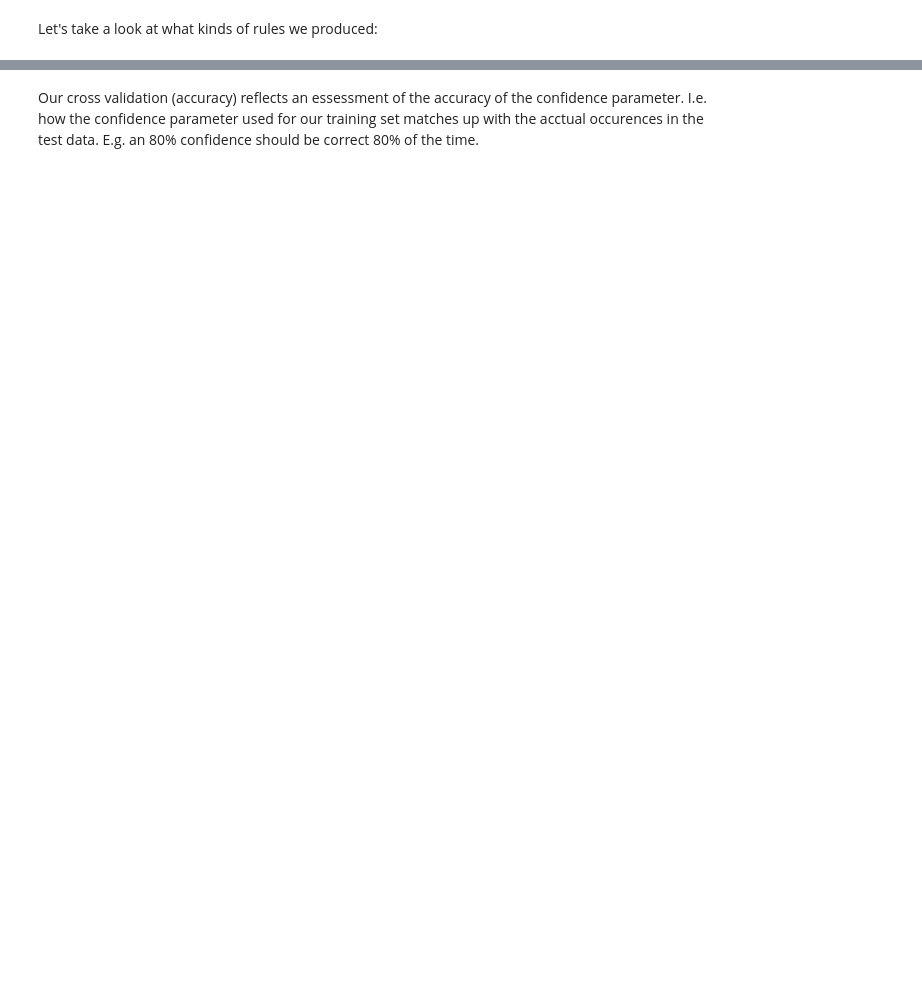
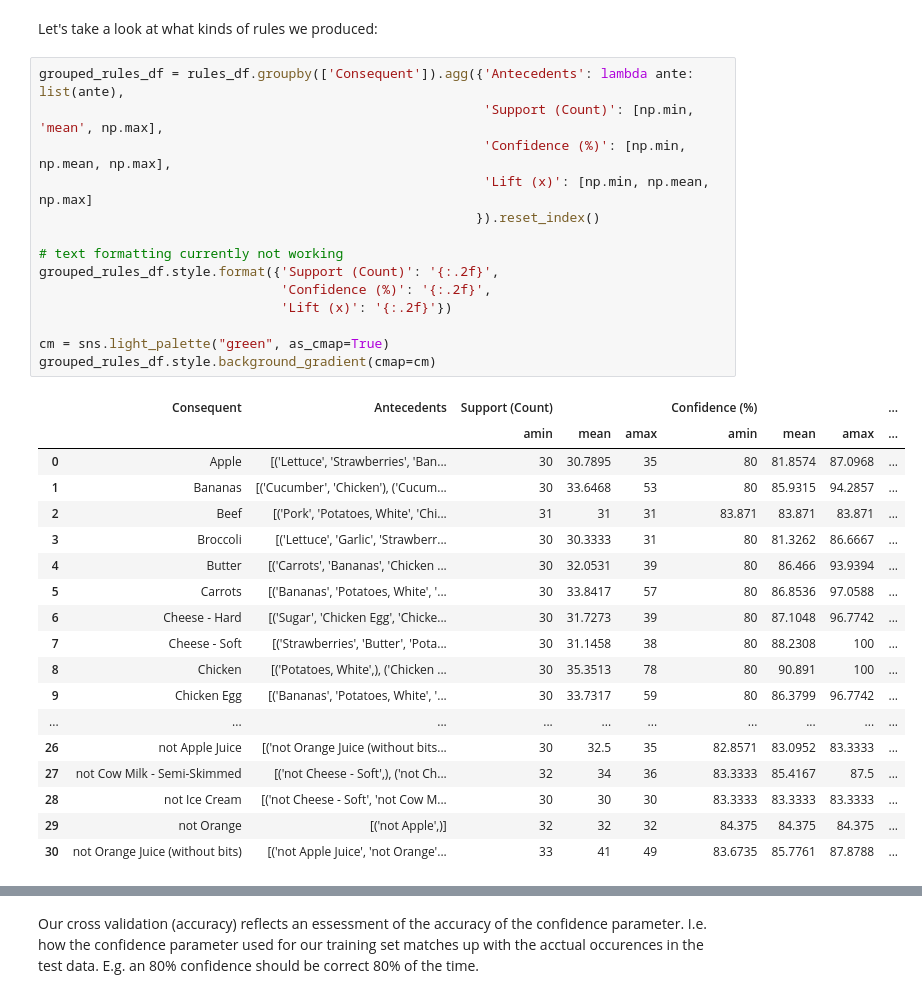
Before and after one commit to ZaxR/ibd_diet_analysis, a Jupyter notebook: IBD Diet Analysis.ipynb, the cells around one changed output, grey strips where cells are left out. Drawn from its saved outputs; the diff is of its cells as text; blank space fills up the shorter version.

```diff
--- a/IBD Diet Analysis.ipynb
+++ b/IBD Diet Analysis.ipynb
@@ -576,3 +562,36 @@ Wall time: 3.9 s
 # %% [markdown]
 Let's take a look at what kinds of rules we produced:
+# %%
+grouped_rules_df = rules_df.groupby(['Consequent']).agg({'Antecedents': lambda ante: list(ante),
+                                                         'Support (Count)': [np.min, 'mean', np.max],
+                                                         'Confidence (%)': [np.min, np.mean, np.max],
+                                                         'Lift (x)': [np.min, np.mean, np.max]
+                                                        }).reset_index()
+
+# text formatting currently not working
+grouped_rules_df.style.format({'Support (Count)': '{:.2f}',
+                               'Confidence (%)': '{:.2f}',
+                               'Lift (x)': '{:.2f}'})
+
+cm = sns.light_palette("green", as_cmap=True)
+grouped_rules_df.style.background_gradient(cmap=cm)
+# %% [output]
+|  | Consequent | Antecedents | Support (Count) |  |  | Confidence (%) |  |  | ... |
+|  |  |  | amin | mean | amax | amin | mean | amax | ... |
+| 0 | Apple | [('Lettuce', 'Strawberries', 'Ban... | 30 | 30.7895 | 35 | 80 | 81.8574 | 87.0968 | ... |
+| 1 | Bananas | [('Cucumber', 'Chicken'), ('Cucum... | 30 | 33.6468 | 53 | 80 | 85.9315 | 94.2857 | ... |
+| 2 | Beef | [('Pork', 'Potatoes, White', 'Chi... | 31 | 31 | 31 | 83.871 | 83.871 | 83.871 | ... |
+| 3 | Broccoli | [('Lettuce', 'Garlic', 'Strawberr... | 30 | 30.3333 | 31 | 80 | 81.3262 | 86.6667 | ... |
+| 4 | Butter | [('Carrots', 'Bananas', 'Chicken ... | 30 | 32.0531 | 39 | 80 | 86.466 | 93.9394 | ... |
+| 5 | Carrots | [('Bananas', 'Potatoes, White', '... | 30 | 33.8417 | 57 | 80 | 86.8536 | 97.0588 | ... |
+| 6 | Cheese - Hard | [('Sugar', 'Chicken Egg', 'Chicke... | 30 | 31.7273 | 39 | 80 | 87.1048 | 96.7742 | ... |
+| 7 | Cheese - Soft | [('Strawberries', 'Butter', 'Pota... | 30 | 31.1458 | 38 | 80 | 88.2308 | 100 | ... |
+| 8 | Chicken | [('Potatoes, White',), ('Chicken ... | 30 | 35.3513 | 78 | 80 | 90.891 | 100 | ... |
+| 9 | Chicken Egg | [('Bananas', 'Potatoes, White', '... | 30 | 33.7317 | 59 | 80 | 86.3799 | 96.7742 | ... |
+| ... | ... | ... | ... | ... | ... | ... | ... | ... | ... |
+| 26 | not Apple Juice | [('not Orange Juice (without bits... | 30 | 32.5 | 35 | 82.8571 | 83.0952 | 83.3333 | ... |
+| 27 | not Cow Milk - Semi-Skimmed | [('not Cheese - Soft',), ('not Ch... | 32 | 34 | 36 | 83.3333 | 85.4167 | 87.5 | ... |
+| 28 | not Ice Cream | [('not Cheese - Soft', 'not Cow M... | 30 | 30 | 30 | 83.3333 | 83.3333 | 83.3333 | ... |
+| 29 | not Orange | [('not Apple',)] | 32 | 32 | 32 | 84.375 | 84.375 | 84.375 | ... |
+| 30 | not Orange Juice (without bits) | [('not Apple Juice', 'not Orange'... | 33 | 41 | 49 | 83.6735 | 85.7761 | 87.8788 | ... |
 # %%
```
Also changed, not shown: parts of 15 cells of this notebook, 2 other files.
